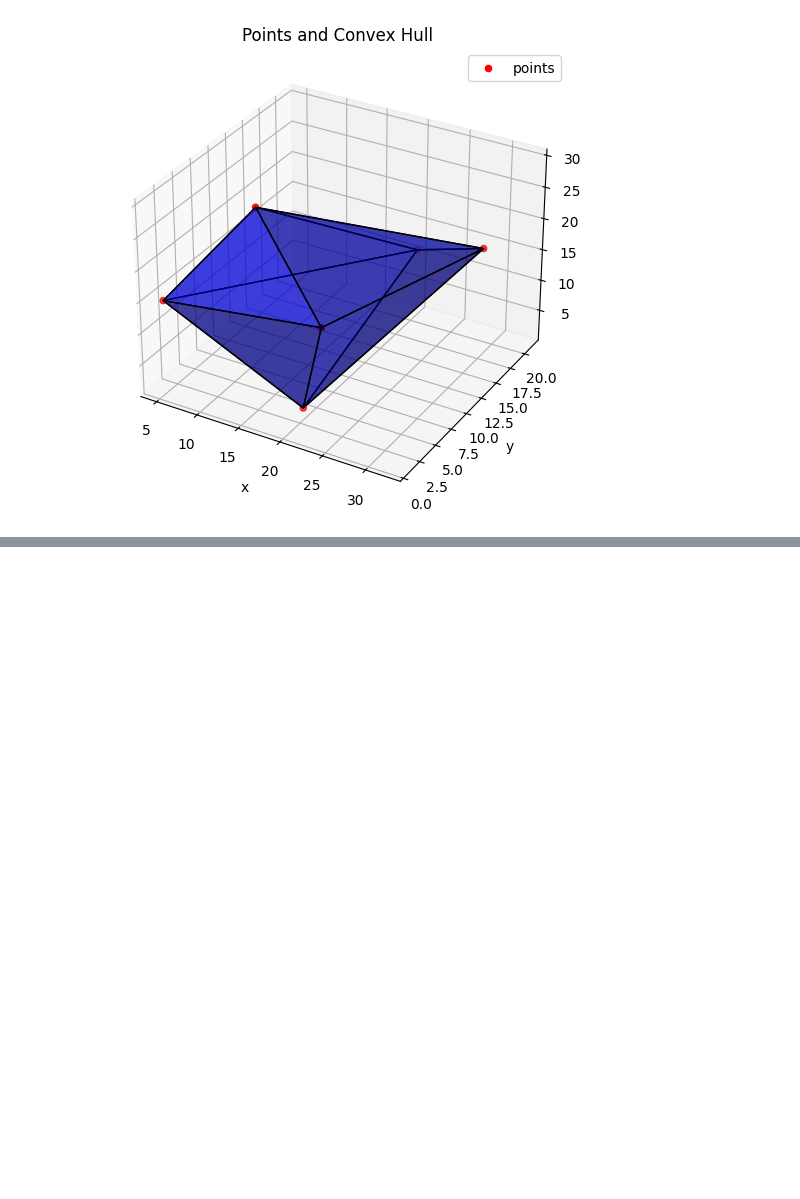
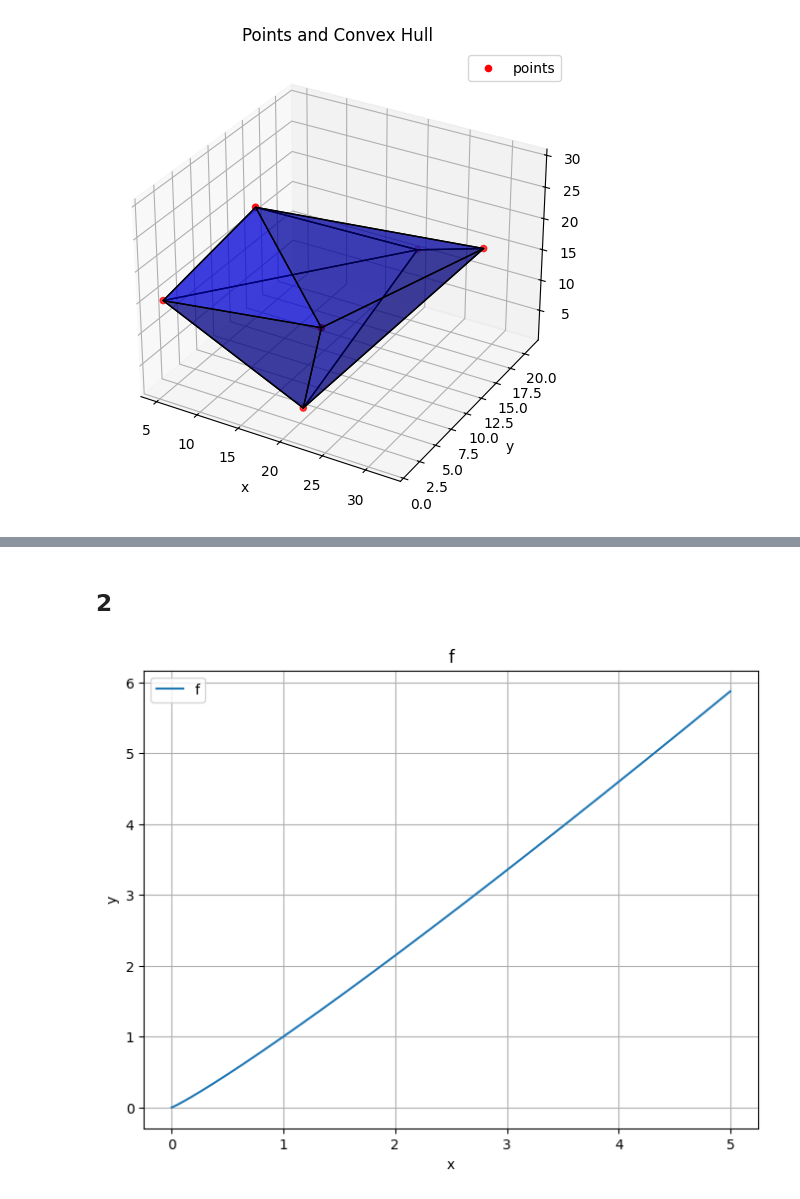
Before and after one commit to Adrn1n/XMU-learning_CVXOPT, a Jupyter notebook: Lab/1112/Lab4.ipynb, the cells around one changed output, grey strips where cells are left out. Cells and saved outputs as stored; diff of their text form; code cells hidden in the pictures; blank space fills up the shorter version.

```diff
--- a/Lab/1112/Lab4.ipynb
+++ b/Lab/1112/Lab4.ipynb
@@ -193,0 +232,7 @@ plt.show()
+# %% [markdown]
+## 2
+# %%
+f = lambda x: x**1.1
+
+x_vals = np.linspace(0, 5, 1000)
+f_vals = f(x_vals)
@@ -193,0 +255,13 @@ plt.show()
+# %%
+fig = plt.figure(figsize=(8, 6))
+
+plt.plot(x_vals, f_vals, label="f", linestyle="-")
+
+plt.title("f")
+plt.xlabel("x")
+plt.ylabel("y")
+plt.grid(True)
+plt.legend()
+plt.show()
+# %% [output]
+[figure, added]
```
Also changed, not shown: parts of 22 cells of this notebook.
